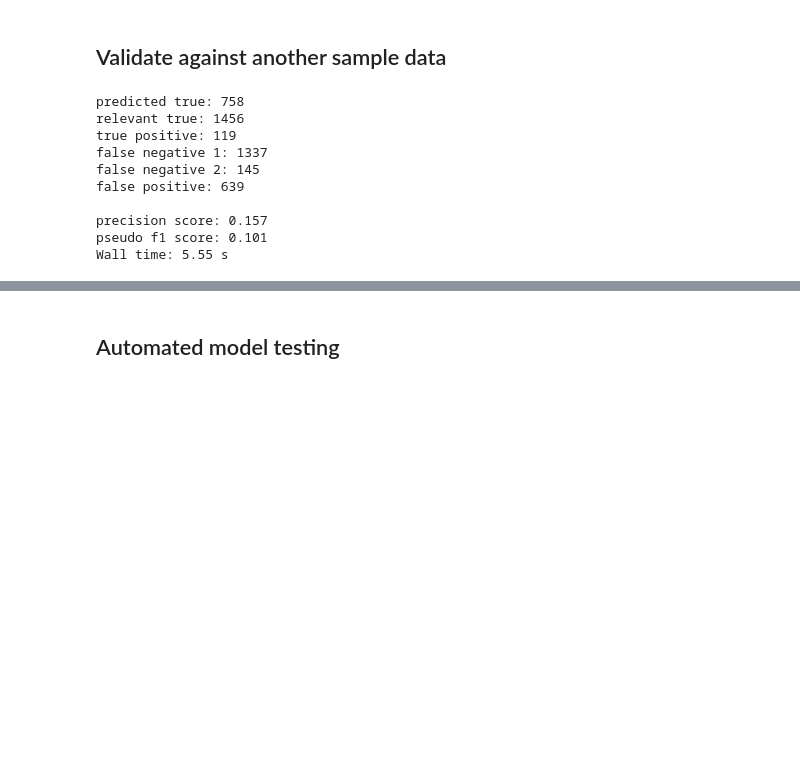
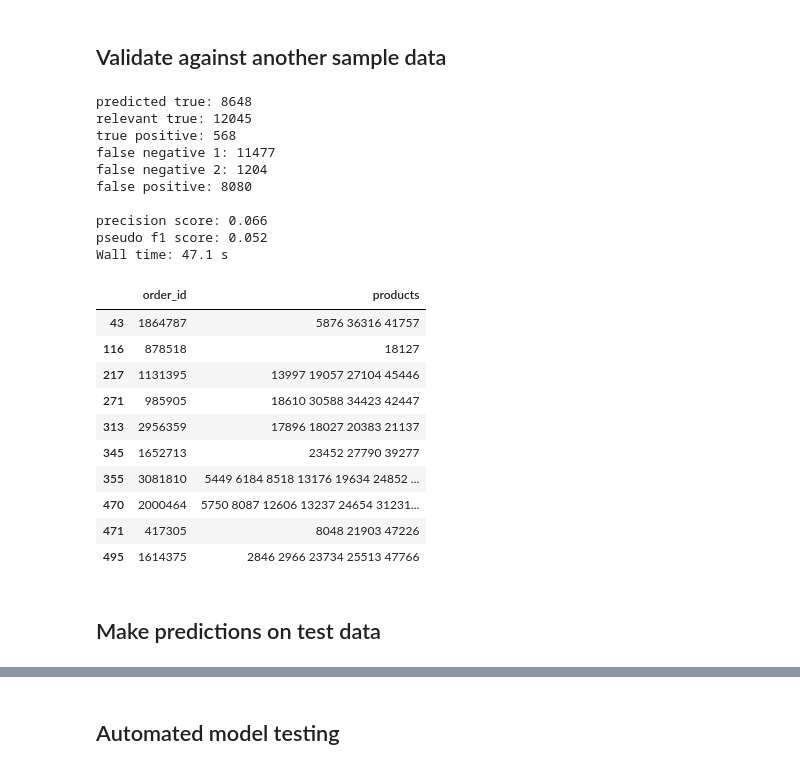
Before and after one commit to greymistcube/kaggle_instacart, a Jupyter notebook: 03_model_building.ipynb, the cells around one changed output, grey strips where cells are left out. Cells and saved outputs as stored; diff of their text form; code cells hidden in the pictures; blank space fills up the shorter version.

```diff
--- a/03_model_building.ipynb
+++ b/03_model_building.ipynb
@@ -321,5 +377,5 @@ sample_users = get_sample_users(df_train, sample_size)
 # %%
 %%time
 df_ohe_sample = DF_ohe(df_train, sample_users)
-df_ohe_sample.set_target(df_train_target, sample_users)
+df_ohe_sample.set_target(df_train_target)
 # %% [output]
@@ -364,5 +383,3 @@ from xgboost import XGBClassifier
-# %%
-model = OneVsRestClassifier(DecisionTreeClassifier())
 # %%
 %%time
 %%capture --no-stdout
@@ -451,22 +472,22 @@ Wall time: 1.05 s
 ## Validate against another sample data
 # %%
 # take a sample of users
-validation_size = 256
+validation_size = 2048
 sample_validation_users = get_sample_users(df_train, validation_size)
 # %%
 %%time
 df_ohe_validation = DF_ohe(df_train, sample_validation_users)
-df_ohe_validation.set_target(df_train_target, sample_validation_users)
+df_ohe_validation.set_target(df_train_target)
 df_ohe_validation.set_predict(model)
-df_ohe_validation.print_results()
+df_ohe_validation.print_results(verbose=True)
 # %% [output]
-predicted true: 758
-relevant true: 1456
-true positive: 119
-false negative 1: 1337
-false negative 2: 145
-false positive: 639
+predicted true: 8648
+relevant true: 12045
+true positive: 568
+false negative 1: 11477
+false negative 2: 1204
+false positive: 8080
 
-precision score: 0.157
-pseudo f1 score: 0.101
-Wall time: 5.55 s
+precision score: 0.066
+pseudo f1 score: 0.052
+Wall time: 47.1 s
@@ -474,0 +494,18 @@ df_ohe_validation.set_submission()
+# %%
+# take a look at an example of an output
+df_ohe_validation.set_submission()
+df_ohe_validation.submission.head(10)
+# %% [output]
+|  | order_id | products |
+| 43 | 1864787 | 5876 36316 41757 |
+| 116 | 878518 | 18127 |
+| 217 | 1131395 | 13997 19057 27104 45446 |
+| 271 | 985905 | 18610 30588 34423 42447 |
+| 313 | 2956359 | 17896 18027 20383 21137 |
+| 345 | 1652713 | 23452 27790 39277 |
+| 355 | 3081810 | 5449 6184 8518 13176 19634 24852 ... |
+| 470 | 2000464 | 5750 8087 12606 13237 24654 31231... |
+| 471 | 417305 | 8048 21903 47226 |
+| 495 | 1614375 | 2846 2966 23734 25513 47766 |
+# %% [markdown]
+## Make predictions on test data
```
Also changed, not shown: parts of 44 cells of this notebook.
